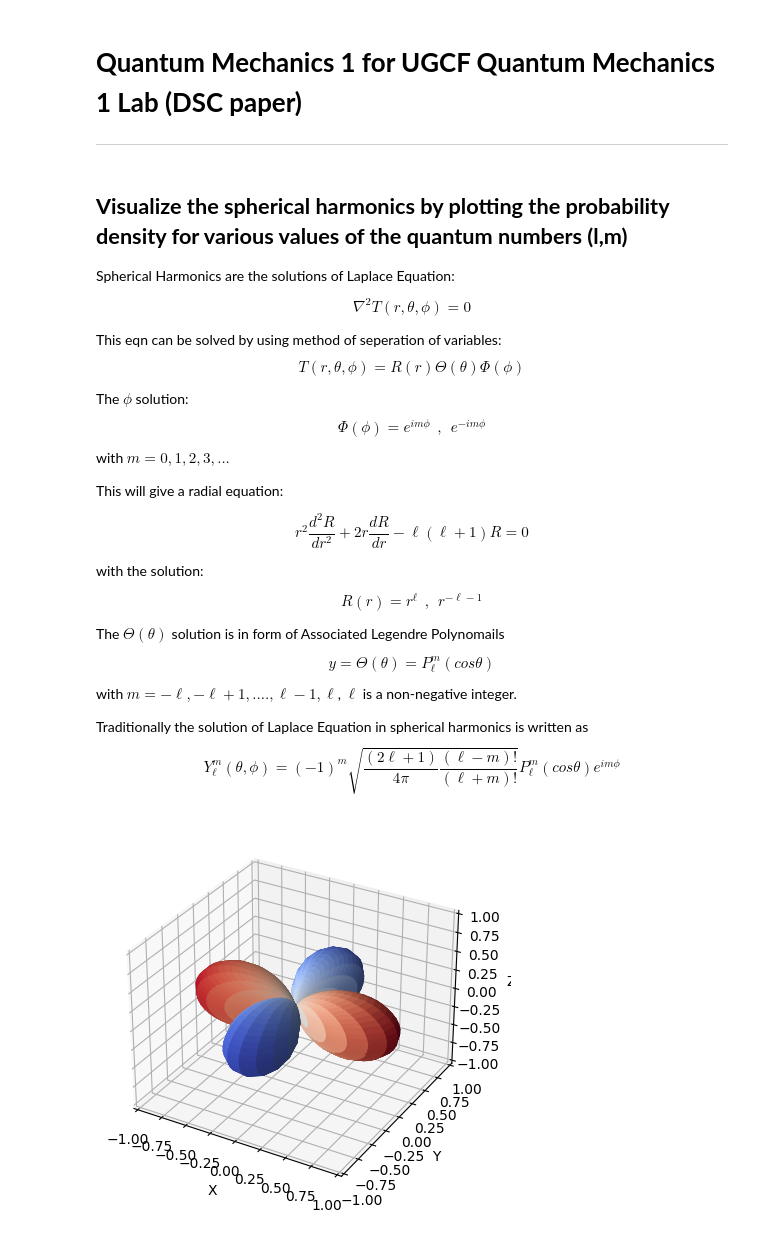
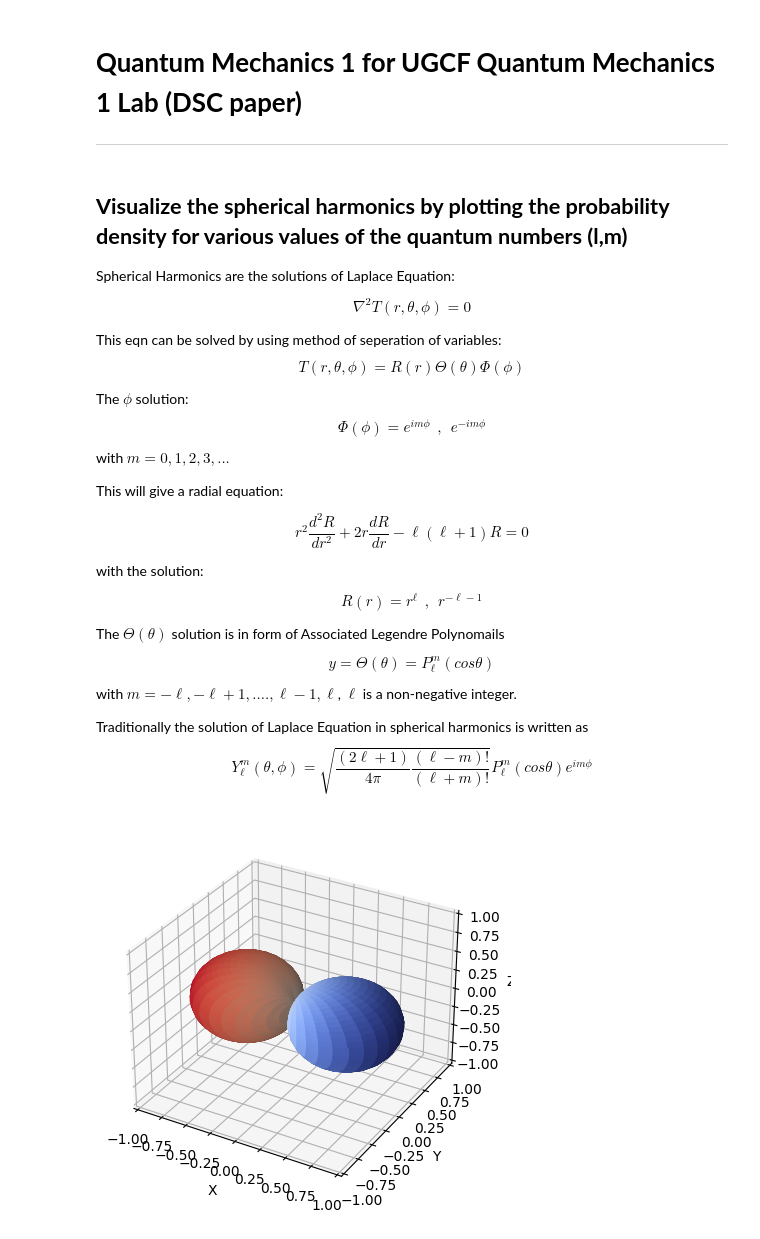
Before and after one commit to navgaur/QM1_UGCF, a Jupyter notebook: Quantum_Mech_1_UGCF.ipynb, the cells around one changed output. Drawn from its saved outputs; the diff is of its cells as text; code cells hidden in the pictures.

```diff
--- a/Quantum_Mech_1_UGCF.ipynb
+++ b/Quantum_Mech_1_UGCF.ipynb
@@ -33,8 +33,7 @@ $$ y  = \Theta(\theta) = P_\ell^m(cos\theta)$$
 with $m = -\ell, -\ell+1, ...., \ell-1, \ell$, $\ell$ is a non-negative integer.
 
 Traditionally the solution of Laplace Equation in spherical harmonics is written as
-$$ Y_\ell^m (\theta,\phi) =
-(-1)^m \sqrt{ \frac{(2\ell+1)}{4 \pi} \frac{(\ell-m)!}{(\ell + m)!} }
+$$ Y_\ell^m (\theta,\phi) = \sqrt{ \frac{(2\ell+1)}{4 \pi} \frac{(\ell-m)!}{(\ell + m)!} }
   P_\ell^m (cos\theta) e^{im\phi} $$
 # %%
 import matplotlib.pyplot as plt
@@ -58,40 +57,40 @@ theta, phi = np.meshgrid(theta, phi)
 # Y(0, 0)
 # Yvals = 0.5 * np.sqrt(1 / np.pi) * np.ones(theta.shape)
 # Y(1, 1)
-# Yvals = -0.5 * np.sqrt(1.5 / np.pi) * np.cos(phi) * np.sin(theta)
+Yvals = -0.5 * np.sqrt(1.5 / np.pi) * np.cos(phi) * np.sin(theta)
 # Y(2, 2)
-Yvals = 0.25 * np.sqrt(7.5 / np.pi) * np.cos(2 * phi) * np.sin(theta)**2
+#Yvals = 0.25 * np.sqrt(7.5 / np.pi) * np.cos(2 * phi) * np.sin(theta)**2
 
 # Make some adjustments for nice plots
 Ymax, Ymin = Yvals.max(), Yvals.min()
 if (Ymax != Ymin):
 # normalize the values to [1, -1]
     Yvals = 2 * (Yvals - Ymin)/(Ymax - Ymin) - 1
 # Use the absolute value of Y(l,m) as the radius
     radii = np.abs(Yvals)
 # put the colors in the range [1, 0]
     Ycolors = 0.5 * (Yvals + 1)
 else:
 # can't normalize b/c Y(0,0) is single-valued
     radii = np.ones(Yvals.shape)
     Ycolors = np.ones(Yvals.shape)
 
 # Compute Cartesian coordinates of the surface
 x = radii * np.sin(theta) * np.cos(phi)
 y = radii * np.sin(theta) * np.sin(phi)
 z = radii * np.cos(theta)
 
 # Do the actual plotting
 # negative values will be blue, positive red
 fig = plt.figure(figsize=plt.figaspect(1.))
 ax = fig.add_subplot(111, projection='3d')
 ax.plot_surface(x, y, z,  rstride=1, cstride=1, facecolors=cm.coolwarm(Ycolors))
 ax.set_xlabel('X')
 ax.set_ylabel('Y')
 ax.set_zlabel('Z')
 ax.set_xlim(-1,1)
 ax.set_ylim(-1,1)
 ax.set_zlim(-1,1)
 plt.show()
 # %% [output]
-[figure, old version]
+[figure, new version]
```
Also changed, not shown: parts of 2 cells of this notebook.
